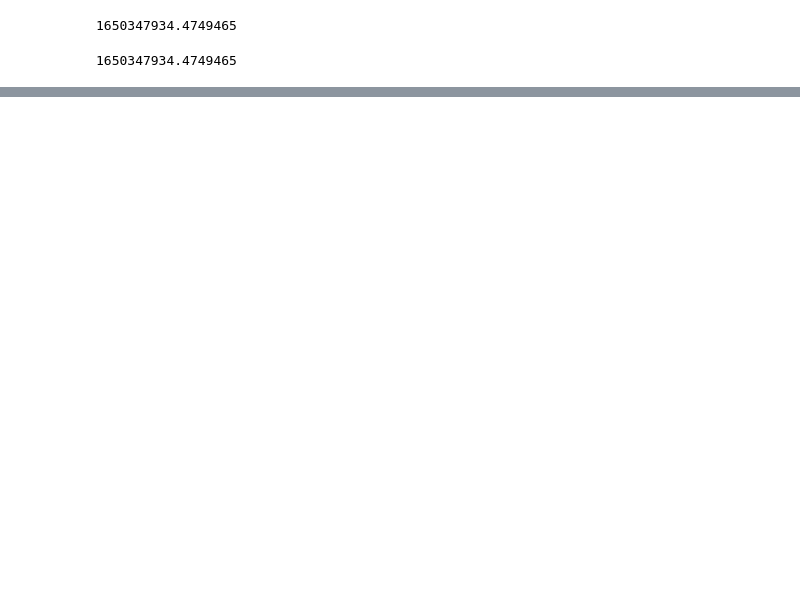
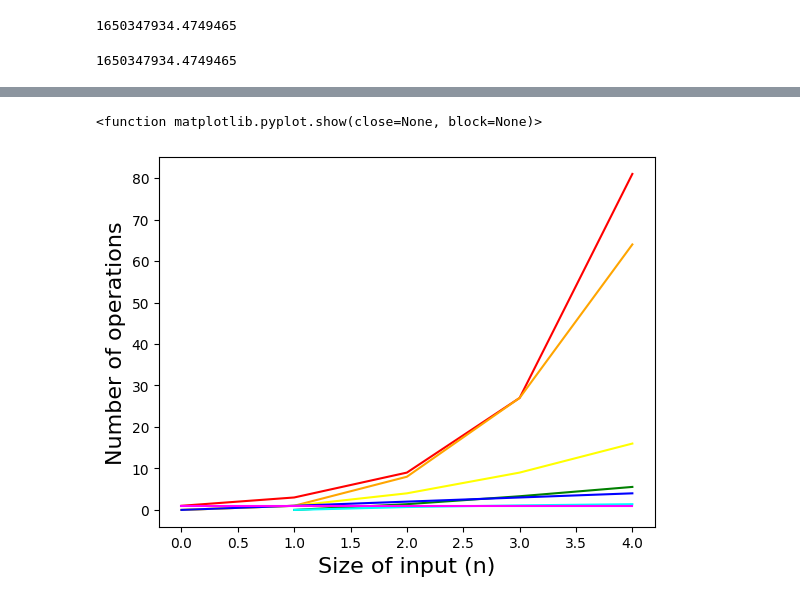
Before and after one commit to min011112/data-structure-lab-2024, a Jupyter notebook: python_code/ds_lec03_algorithm_analysis.ipynb, the cells around one changed output, grey strips where cells are left out. Drawn from its saved outputs; the diff is of its cells as text; code cells hidden in the pictures; blank space fills up the shorter version.

Commit message:
big_o_graph code added

```diff
--- a/python_code/ds_lec03_algorithm_analysis.ipynb
+++ b/python_code/ds_lec03_algorithm_analysis.ipynb
@@ -333,0 +338,38 @@ running time :  0.0000000 seconds
+# %%
+def exponential(n):
+    return 3**n
+
+def cubic(n):
+    return n**3
+
+def quadratic(n):
+    return n**2
+
+def loglinear(n):
+    return n*np.log(n)
+
+def linear(n):
+    return n
+
+def logarithmic(n):
+    return np.log(n)
+
+def constant(n):
+    return np.ones(len(n))
+# %%
+n = np.arange(0,5)
+
+plt.plot(n, exponential(n), c='red')
+plt.plot(n, cubic(n), c='orange')
+plt.plot(n, quadratic(n), c='yellow')
+plt.plot(n, loglinear(n), c='green')
+plt.plot(n, linear(n), c='blue')
+plt.plot(n, logarithmic(n), c='cyan')
+plt.plot(n, constant(n), c='magenta')
+
+plt.xlabel('Size of input (n)', fontsize=16)
+plt.ylabel('Number of operations', fontsize=16)
+plt.show
+# %% [output]
+<function matplotlib.pyplot.show(close=None, block=None)>
+[figure, added]
```
Also changed, not shown: parts of 3 cells of this notebook.
